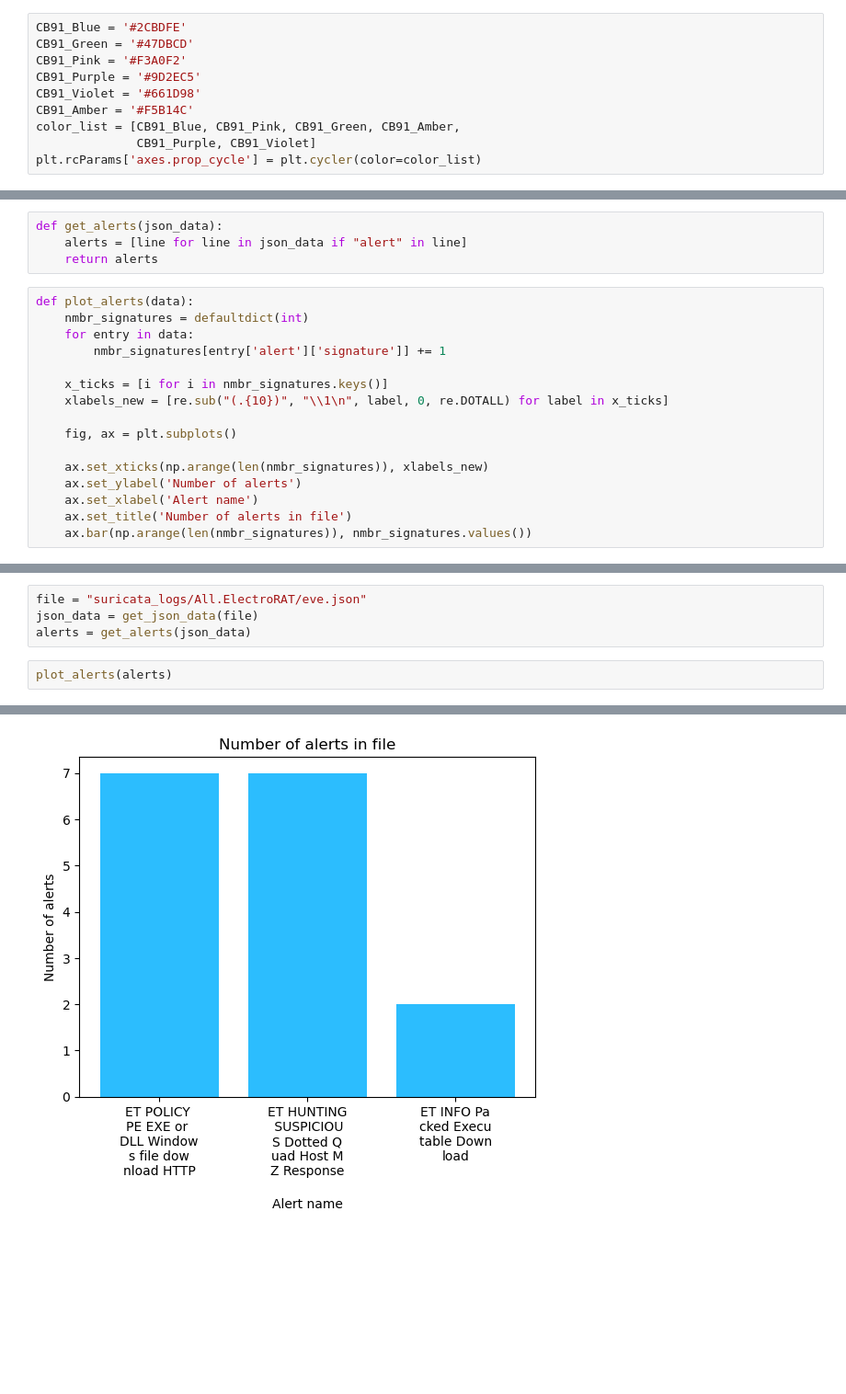
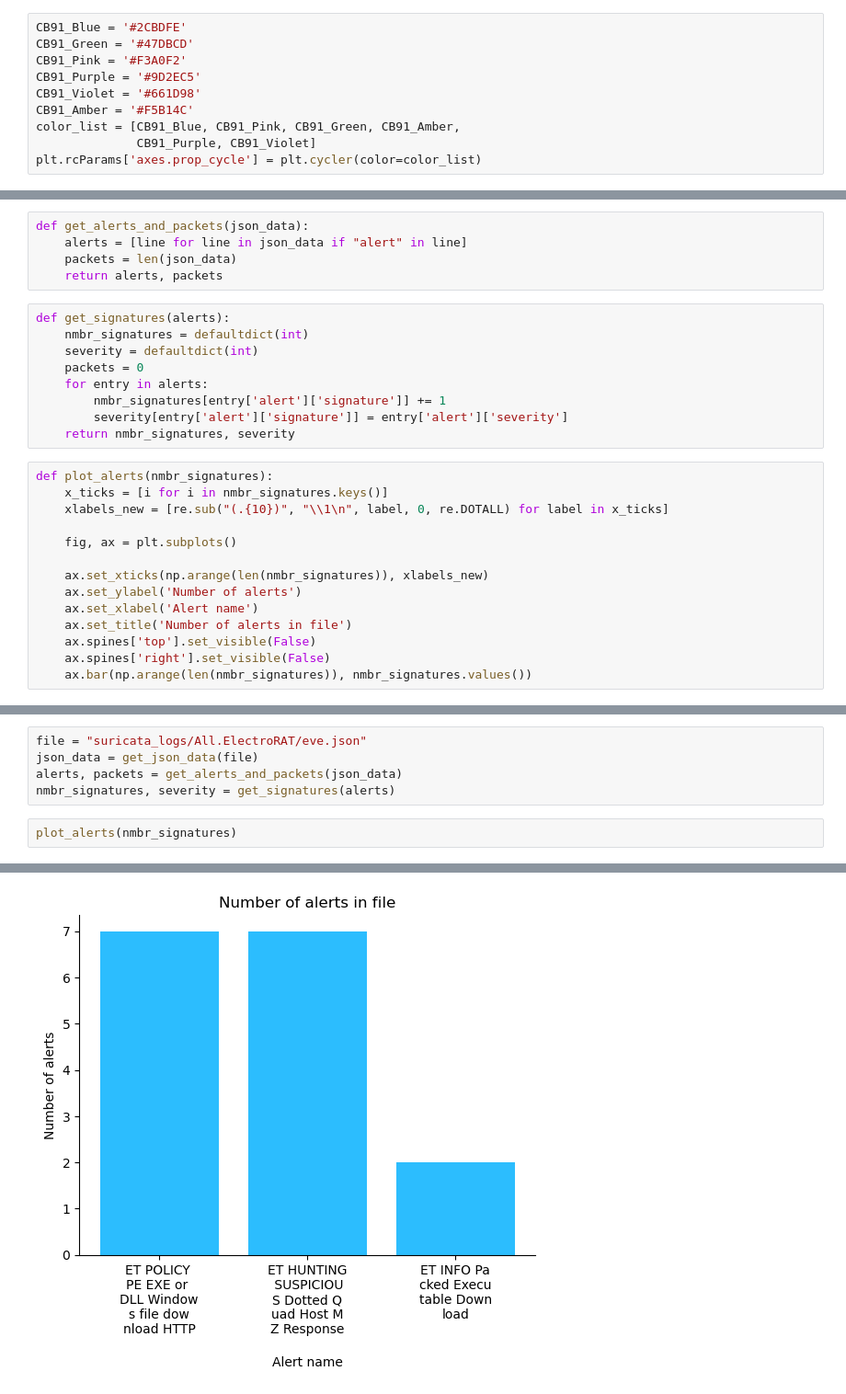
Before and after one commit to PaMemmes/Adding-Interpretability-to-an-Anomaly-Based-Method, a Jupyter notebook: suricata_analysis/analysis.ipynb, the cells around one changed output, grey strips where cells are left out. Shown: that part at 92% size. Saved outputs shown, nothing was run; the diff lists cells and outputs as text; blank space fills up the shorter version.

```diff
--- a/suricata_analysis/analysis.ipynb
+++ b/suricata_analysis/analysis.ipynb
@@ -26,13 +28,19 @@ def get_json_data(file):
 # %%
-def get_alerts(json_data):
+def get_alerts_and_packets(json_data):
     alerts = [line for line in json_data if "alert" in line]
-    return alerts
+    packets = len(json_data)
+    return alerts, packets
+# %%
+def get_signatures(alerts):
+    nmbr_signatures = defaultdict(int)
+    severity = defaultdict(int)
+    packets = 0
+    for entry in alerts:
+        nmbr_signatures[entry['alert']['signature']] += 1
+        severity[entry['alert']['signature']] = entry['alert']['severity']
+    return nmbr_signatures, severity
 # %%
-def plot_alerts(data):
-    nmbr_signatures = defaultdict(int)
-    for entry in data:
-        nmbr_signatures[entry['alert']['signature']] += 1
-
+def plot_alerts(nmbr_signatures):
     x_ticks = [i for i in nmbr_signatures.keys()]
     xlabels_new = [re.sub("(.{10})", "\\1\n", label, 0, re.DOTALL) for label in x_ticks]
 
@@ -42,4 +50,6 @@ def plot_alerts(data):
     ax.set_ylabel('Number of alerts')
     ax.set_xlabel('Alert name')
     ax.set_title('Number of alerts in file')
+    ax.spines['top'].set_visible(False)
+    ax.spines['right'].set_visible(False)
     ax.bar(np.arange(len(nmbr_signatures)), nmbr_signatures.values())
@@ -46,7 +66,8 @@ def plot_alerts(data):
 # %%
 file = "suricata_logs/All.ElectroRAT/eve.json"
 json_data = get_json_data(file)
-alerts = get_alerts(json_data)
+alerts, packets = get_alerts_and_packets(json_data)
+nmbr_signatures, severity = get_signatures(alerts)
 # %%
-plot_alerts(alerts)
+plot_alerts(nmbr_signatures)
 # %% [output]
@@ -54 +74 @@ AttributeError: 'AxesSubplot' object has no attribute 'show'
-[figure, old version]
+[figure, new version]
```
Also changed, not shown: parts of 7 cells of this notebook.
